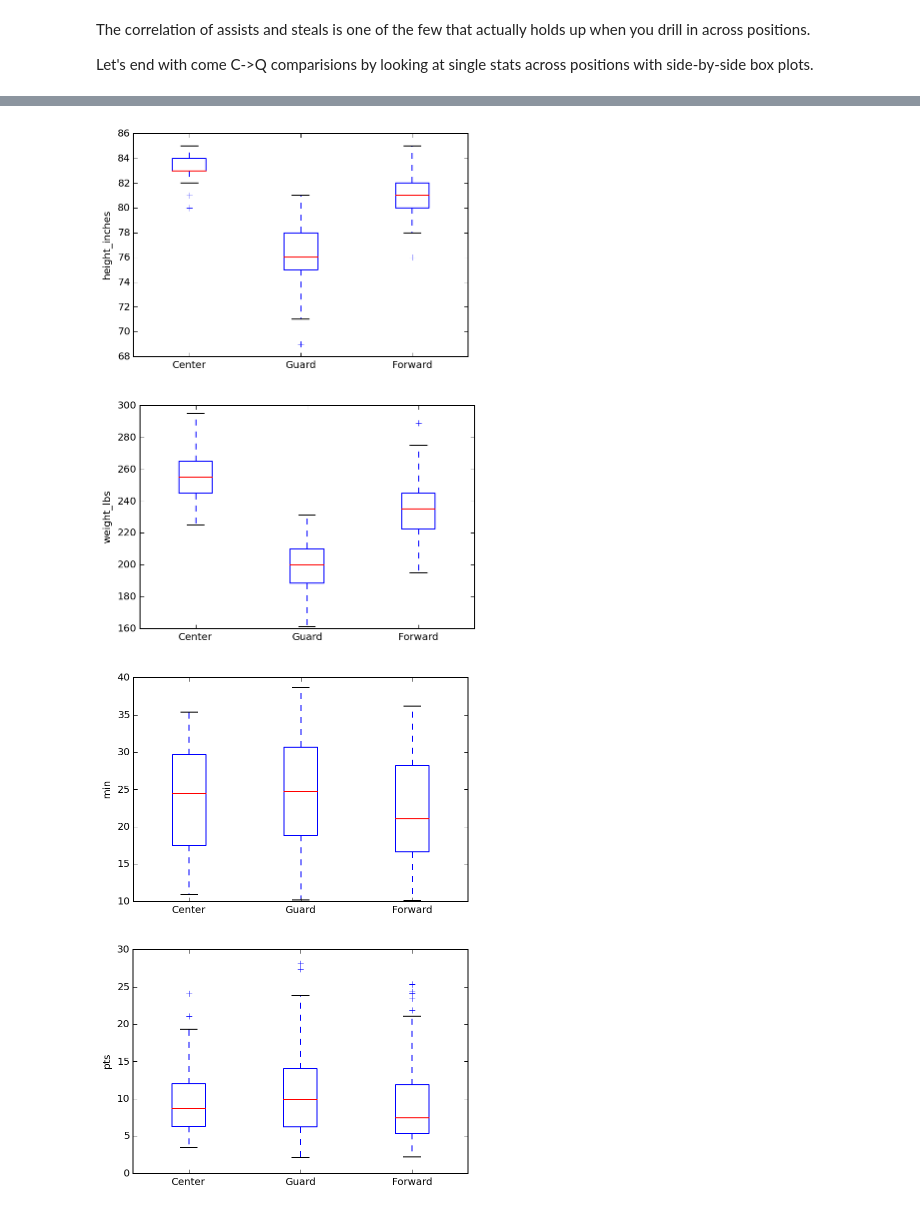
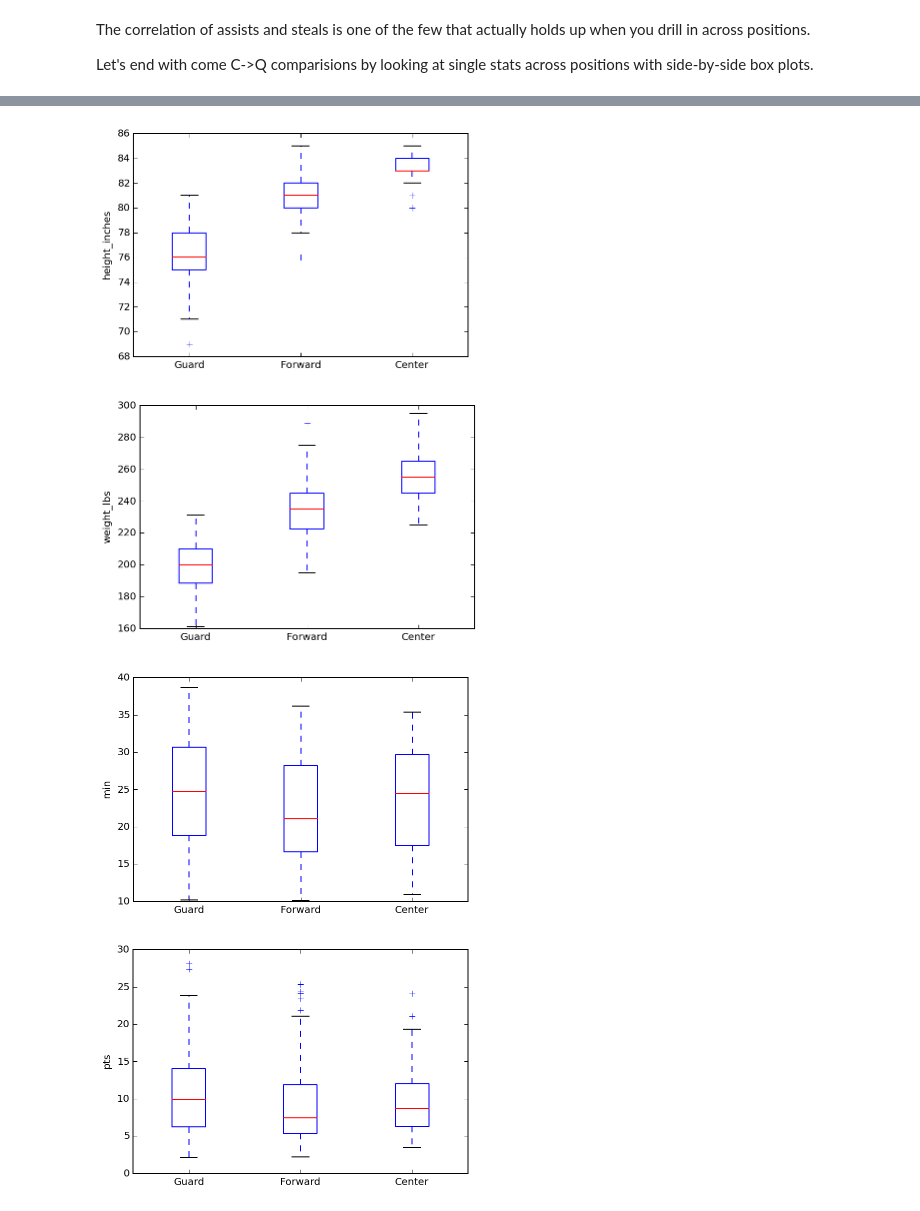
Before and after one commit to krosaen/ml-study, a Jupyter notebook: basic-stats/nba-player-stats/NBA Player Stats.ipynb, the cells around one changed output, grey strips where cells are left out. Drawn from its saved outputs; the diff is of its cells as text; code cells hidden in the pictures.

Commit message:
update to notebook to order positions for box plots, tweak to learning log

```diff
--- a/basic-stats/nba-player-stats/NBA Player Stats.ipynb
+++ b/basic-stats/nba-player-stats/NBA Player Stats.ipynb
@@ -229,17 +229,18 @@ IPython.OutputArea.prototype._should_scroll = function(lines) {
 # %%
 def box_plot_by_pos(rows, col_name):
     by_pos = collections.defaultdict(list)
     for pos, val in rows.clean_rows('position', col_name, conv=False):
         by_pos[pos].append(float(val))
     plt.figure()
     plt.ylabel(col_name)
-    plt.boxplot(list(by_pos.values()), labels=list(by_pos.keys()))
+    pos_in_order = ['Guard', 'Forward', 'Center'] # plot looks better in this order (smallest to largest pos)
+    plt.boxplot([by_pos[pos] for pos in pos_in_order], labels=pos_in_order)
     plt.show()
 
 for el in ['height_inches', 'weight_lbs', 'min', 'pts', 'fg_pct', 'reb', 'ast', 'blk', 'stl']:
     box_plot_by_pos(player_stats, el)
 # %% [output]
-[figure, old version]
+[figure, new version]
-[figure, old version]
+[figure, new version]
-[figure, old version]
+[figure, new version]
-[figure, old version]
+[figure, new version]
```
Also changed, not shown: parts of 1 cell of this notebook, 1 other file.
